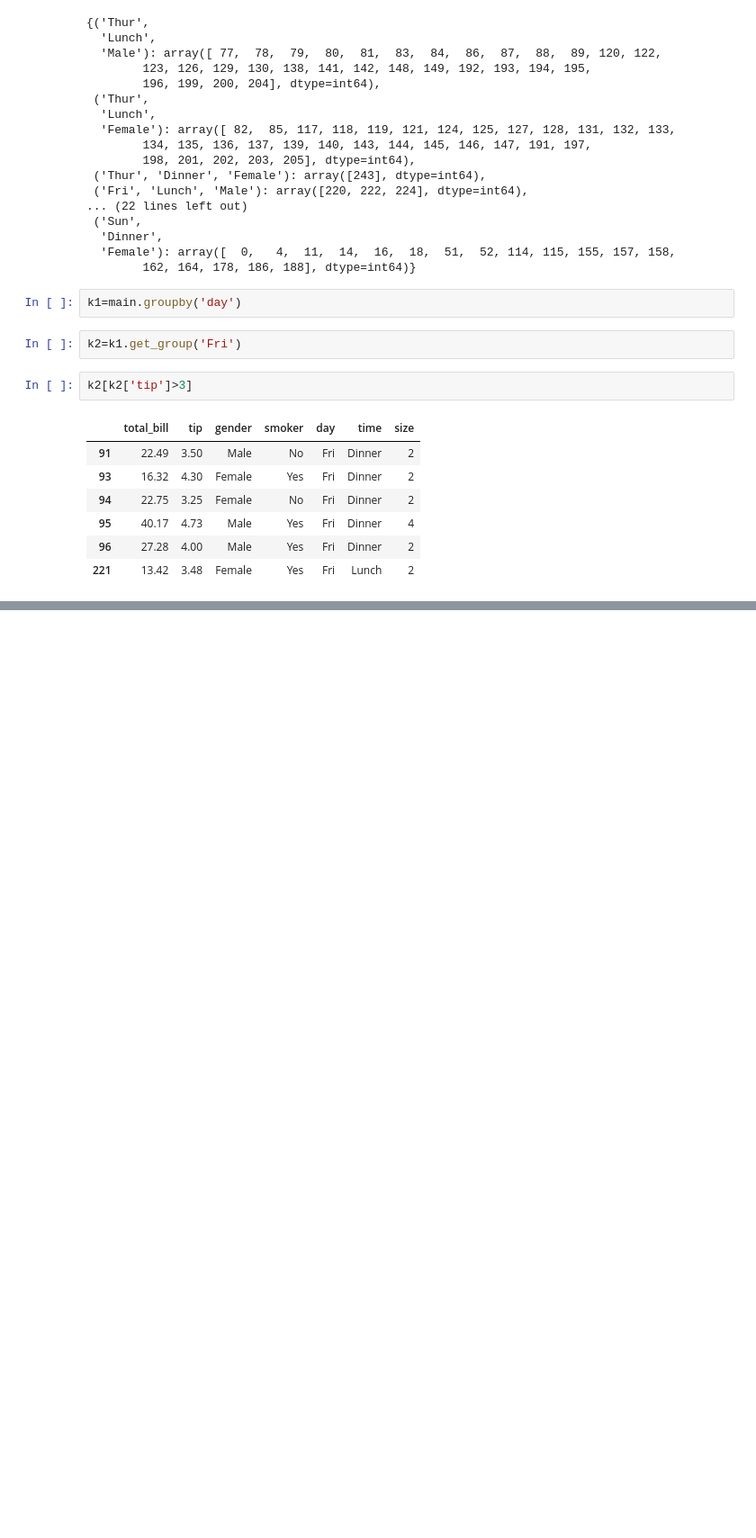
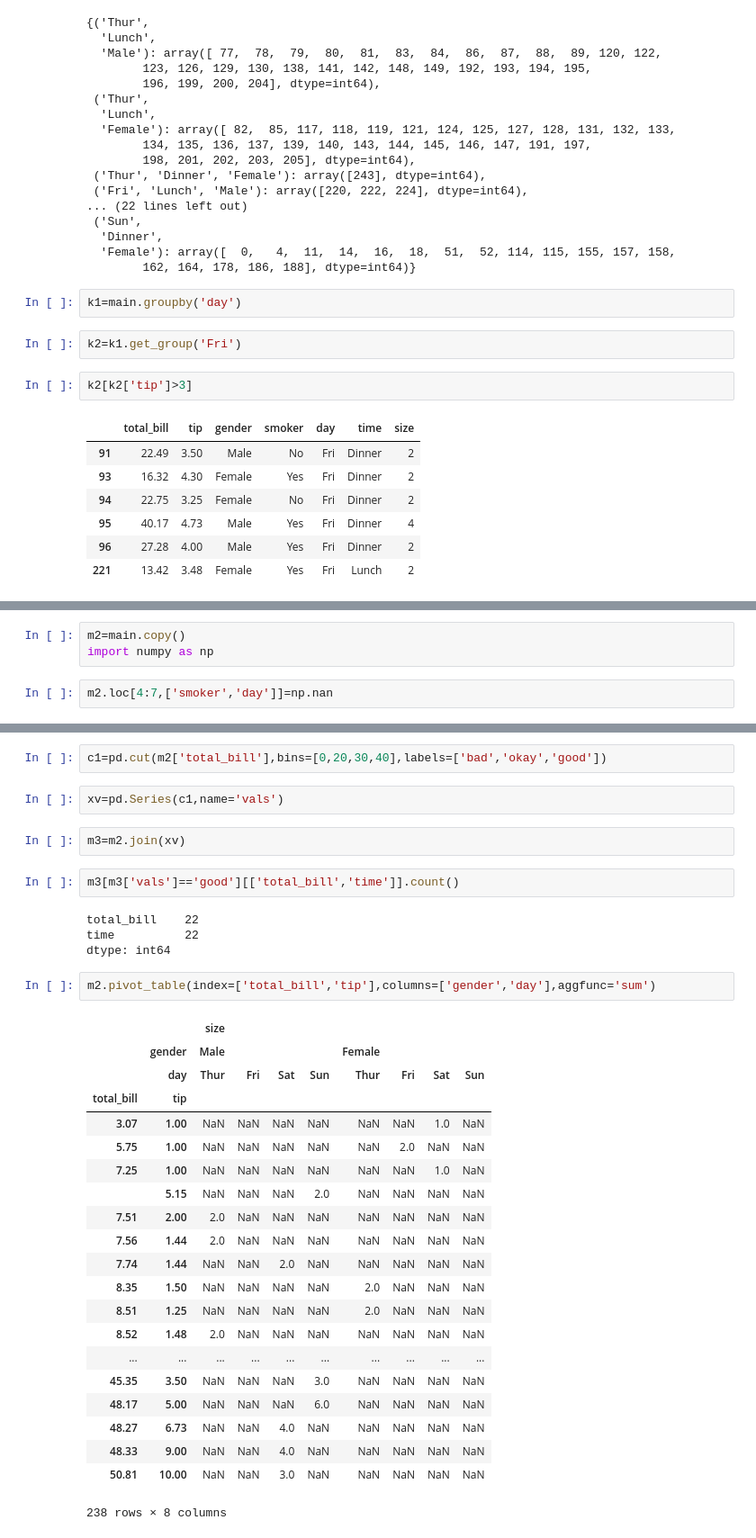
Before and after one commit to vamsee333/my_datascience_lab, a Jupyter notebook: practise.ipynb, the cells around one changed output, grey strips where cells are left out. Shown at 90% size. Saved outputs shown, nothing was run; the diff lists cells and outputs as text; blank space fills up the shorter version.

```diff
--- a/practise.ipynb
+++ b/practise.ipynb
@@ -247,0 +300,5 @@ k2[k2['tip']>3]
+# %%
+m2=main.copy()
+import numpy as np
+# %%
+m2.loc[4:7,['smoker','day']]=np.nan
@@ -247,0 +324,36 @@ k2[k2['tip']>3]
+# %%
+c1=pd.cut(m2['total_bill'],bins=[0,20,30,40],labels=['bad','okay','good'])
+# %%
+xv=pd.Series(c1,name='vals')
+# %%
+m3=m2.join(xv)
+# %%
+m3[m3['vals']=='good'][['total_bill','time']].count()
+# %% [output]
+total_bill    22
+time          22
+dtype: int64
+# %%
+m2.pivot_table(index=['total_bill','tip'],columns=['gender','day'],aggfunc='sum')
+# %% [output]
+|  |  | size |  |  |  |  |  |  |  |
+|  | gender | Male |  |  |  | Female |  |  |  |
+|  | day | Thur | Fri | Sat | Sun | Thur | Fri | Sat | Sun |
+| total_bill | tip |  |  |  |  |  |  |  |  |
+| 3.07 | 1.00 | NaN | NaN | NaN | NaN | NaN | NaN | 1.0 | NaN |
+| 5.75 | 1.00 | NaN | NaN | NaN | NaN | NaN | 2.0 | NaN | NaN |
+| 7.25 | 1.00 | NaN | NaN | NaN | NaN | NaN | NaN | 1.0 | NaN |
+|  | 5.15 | NaN | NaN | NaN | 2.0 | NaN | NaN | NaN | NaN |
+| 7.51 | 2.00 | 2.0 | NaN | NaN | NaN | NaN | NaN | NaN | NaN |
+| 7.56 | 1.44 | 2.0 | NaN | NaN | NaN | NaN | NaN | NaN | NaN |
+| 7.74 | 1.44 | NaN | NaN | 2.0 | NaN | NaN | NaN | NaN | NaN |
+| 8.35 | 1.50 | NaN | NaN | NaN | NaN | 2.0 | NaN | NaN | NaN |
+| 8.51 | 1.25 | NaN | NaN | NaN | NaN | 2.0 | NaN | NaN | NaN |
+| 8.52 | 1.48 | 2.0 | NaN | NaN | NaN | NaN | NaN | NaN | NaN |
+| ... | ... | ... | ... | ... | ... | ... | ... | ... | ... |
+| 45.35 | 3.50 | NaN | NaN | NaN | 3.0 | NaN | NaN | NaN | NaN |
+| 48.17 | 5.00 | NaN | NaN | NaN | 6.0 | NaN | NaN | NaN | NaN |
+| 48.27 | 6.73 | NaN | NaN | 4.0 | NaN | NaN | NaN | NaN | NaN |
+| 48.33 | 9.00 | NaN | NaN | 4.0 | NaN | NaN | NaN | NaN | NaN |
+| 50.81 | 10.00 | NaN | NaN | 3.0 | NaN | NaN | NaN | NaN | NaN |
+238 rows × 8 columns
```
Also changed, not shown: parts of 11 cells of this notebook, 2 other files.
